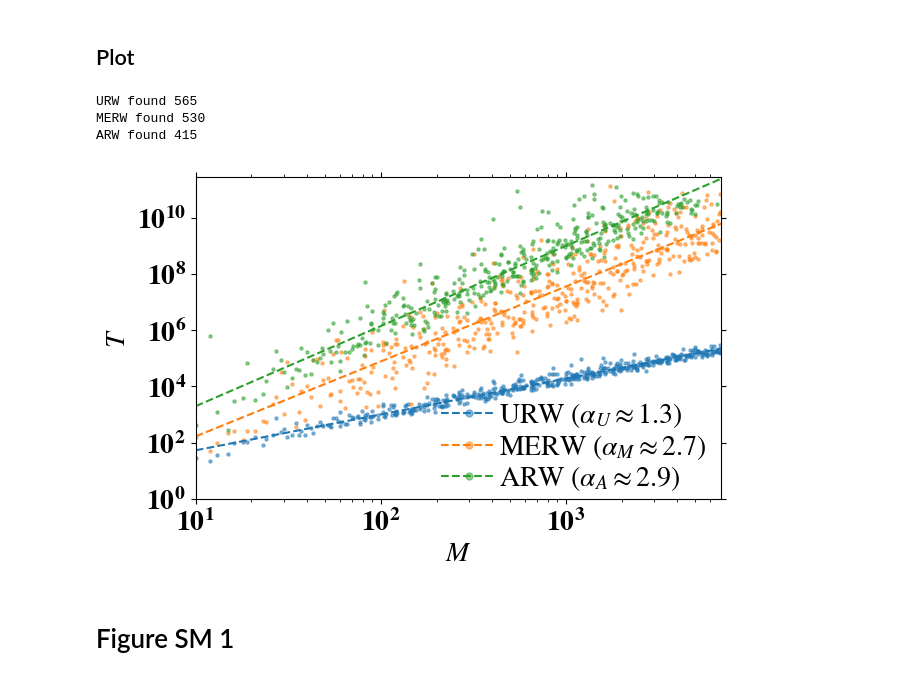
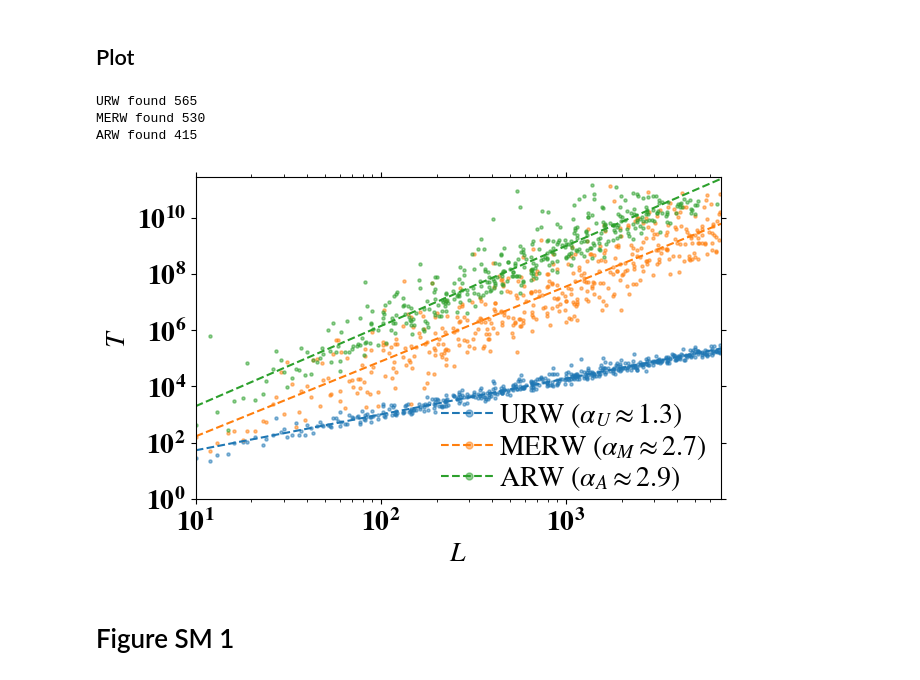
Before and after one commit to gabriele-di-bona/ARW, a Jupyter notebook: notebooks/plots_analysis.ipynb, the cells around one changed output. Drawn from its saved outputs; the diff is of its cells as text; code cells hidden in the pictures.

```diff
--- a/notebooks/plots_analysis.ipynb
+++ b/notebooks/plots_analysis.ipynb
@@ -618,7 +620,7 @@ fig.savefig(root_dir + "figures/Fig2_entropy_links_explored.pdf",bbox_inches="ti
 This finds the size of the LCC of the graph requested, which is the one plotted.
 # %%
 N_requested_to_real_dict = {} # key: name_graph, value: dict(key: N_requested, value: N of LCC)
-N_requested_to_real_M_dict = {} # key: name_graph, value: dict(key: N_requested, value: M of LCC)
+N_requested_to_real_L_dict = {} # key: name_graph, value: dict(key: N_requested, value: M of LCC)
 
 for name_graph in ["Erdos_Renyi","Barabasi_Albert"]:
     if name_graph == "Erdos_Renyi":
@@ -627,7 +629,7 @@ for name_graph in ["Erdos_Renyi","Barabasi_Albert"]:
         avg_k_requested = 4.
 
     N_requested_to_real_dict[name_graph] = {}
-    N_requested_to_real_M_dict[name_graph] = {}
+    N_requested_to_real_L_dict[name_graph] = {}
 
     N_list = [100,1000]
 
@@ -635,7 +637,7 @@ for name_graph in ["Erdos_Renyi","Barabasi_Albert"]:
         G,A = load_graph(name_graph = name_graph, N_requested = N_requested, avg_k_requested = avg_k_requested,
             graph_dir = graph_dir, max_tries=1, do_prints = False, create_new = False,)
         N_requested_to_real_dict[name_graph][N_requested] = len(G)
-        N_requested_to_real_M_dict[name_graph][N_requested] = len(G.edges())
+        N_requested_to_real_L_dict[name_graph][N_requested] = len(G.edges())
 
 
 name_graph = "Airports"
@@ -643,7 +645,7 @@ G,A = load_graph(name_graph = name_graph, N_requested = 1, avg_k_requested = 1,
     graph_dir = graph_dir, max_tries=1, do_prints = False, create_new = False,)
 N_requested = len(G)
 N_requested_to_real_dict[name_graph] = {N_requested: len(G)}
-N_requested_to_real_M_dict[name_graph] = {N_requested: len(G.edges())}
+N_requested_to_real_L_dict[name_graph] = {N_requested: len(G.edges())}
 
 
 for name_graph in ["Erdos_Renyi"]:
@@ -658,6 +660,6 @@ for name_graph in ["Erdos_Renyi"]:
         G,A = load_graph(name_graph = name_graph, N_requested = N_requested, avg_k_requested = avg_k_requested,
             graph_dir = graph_dir, max_tries=1, do_prints = False, create_new = False,)
         N_requested_to_real_dict[name_graph][N_requested] = len(G)
-        N_requested_to_real_M_dict[name_graph][N_requested] = len(G.edges())
+        N_requested_to_real_L_dict[name_graph][N_requested] = len(G.edges())
 # %%
 name_graph = "Airports"
@@ -676,7 +678,7 @@ Text(0, 0.5, '$N$')
 [figure]
 # %%
 for name_graph in list(N_requested_to_real_dict.keys()):
-    plt.scatter(list(N_requested_to_real_dict[name_graph].values()),list(N_requested_to_real_M_dict[name_graph].values()),label=name_graph)
+    plt.scatter(list(N_requested_to_real_dict[name_graph].values()),list(N_requested_to_real_L_dict[name_graph].values()),label=name_graph)
 plt.plot([1,1e4],[1,1e4],ls="--",color="gray",alpha=0.5)
 plt.legend()
 # plt.loglog()
@@ -703,7 +705,7 @@ for name_graph in ["Erdos_Renyi"]:
         found = 0
         covered = 0
         for N_requested,N in tqdm(N_requested_to_real_dict[name_graph].items()):
-            avg_k = N_requested_to_real_M_dict[name_graph][N_requested] * 2 / N
+            avg_k = N_requested_to_real_L_dict[name_graph][N_requested] * 2 / N
             for ID in range(1000):
                 try:
                     if algorithm == "ARW":
@@ -715,7 +717,7 @@ for name_graph in ["Erdos_Renyi"]:
                     found += 1
                     if tmp["covering_time_links"] != -1 and N not in results_fig3[name_graph][algorithm]["N_list"]:
                         results_fig3[name_graph][algorithm]["N_list"].append(N)
-                        results_fig3[name_graph][algorithm]["M_list"].append(N_requested_to_real_M_dict[name_graph][N_requested])
+                        results_fig3[name_graph][algorithm]["M_list"].append(N_requested_to_real_L_dict[name_graph][N_requested])
                         results_fig3[name_graph][algorithm]["covering_time"].append(tmp["covering_time_links"])
                         covered += 1
                         break
@@ -749,35 +751,35 @@ for column,algorithm in enumerate(algorithms):
         slope, intercept, std_err = powerLawRegrPoints(tmp[N_or_M_list_keyword + "_list"], tmp["covering_time"])
         label = algorithm + r" ($\alpha_{%s} \approx %.1f$)"%(algorithm[0],slope,)
         ax.scatter(tmp[N_or_M_list_keyword + "_list"],tmp["covering_time"],s=markersize,label=label, alpha=alpha_scatter,color=colors[column])
         labels.append(label)
         t = np.array([max(10,0.9*min(tmp[N_or_M_list_keyword + "_list"])),1.05*max(tmp[N_or_M_list_keyword + "_list"])])
         ax.plot(t,t**slope * 10**intercept, alpha=1,color=colors[column], ls="--")
     print(algorithm, "found", len(tmp[N_or_M_list_keyword + "_list"]))
 
 
 ax.set_xscale("log")
 ax.set_xlim(t)
-ax.set_xlabel(r"$%s$"%(N_or_M_list_keyword))
+ax.set_xlabel(r"$%s$"%("L"))
 ax.set_yscale("log")
 ax.set_yticks([1e0,1e2,1e4,1e6,1e8,1e10,1e12,1e14])
 ax.set_ylim(bottom=1,top=2*max([max(tmp["covering_time"]) for algorithm,tmp in results_fig3[name_graph].items() if algorithm in algorithms_found]))
 ax.set_ylabel(r"$T$")
 
 leg = ax.legend([plt.plot([],ls="--",marker="o",markersize=markersize, markerfacecolor=tuple(list(matplotlib.colors.to_rgb(colors[i]))+[alpha_scatter]),
                 color=colors[i])[0] for i in range(len(algorithms_found))],labels, handletextpad=0.1, scatterpoints=1,
                 loc='lower right', bbox_to_anchor=(1.02, -0.06),
                 markerscale=1, edgecolor=(0.5, 0.5, 0.5, 1), facecolor=(1, 1, 1, alpha_scatter),
                 labelspacing = 0.1,
                 prop={"weight":"normal","size":20},
                )
 
 os.makedirs(root_dir + "figures", exist_ok=True)
 fig.savefig(root_dir + f"figures/Fig3_covering_time_{N_or_M_list_keyword}.pdf",bbox_inches="tight")
 # %% [output]
 URW found 565
 MERW found 530
 ARW found 415
-[figure, old version]
+[figure, new version]
 # %% [markdown]
 # Figure SM 1
 # %% [markdown]
```
Also changed, not shown: parts of 7 cells of this notebook, 2 other files.
